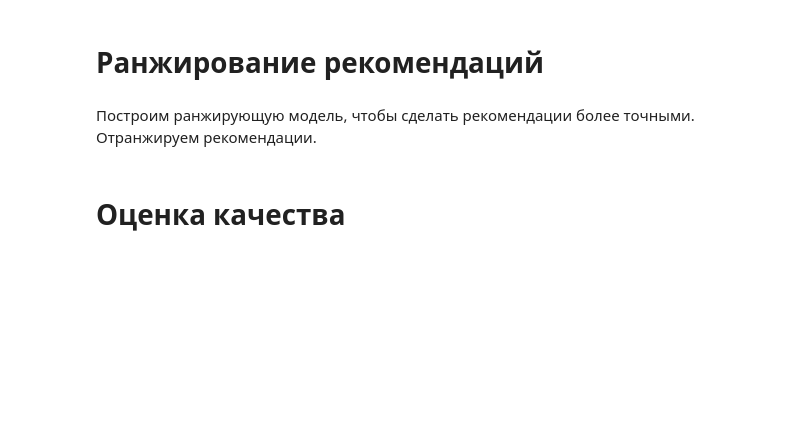
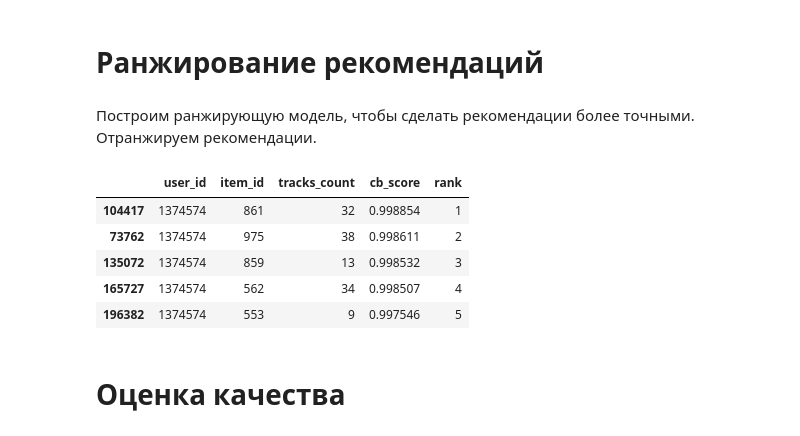
Before and after one commit to AAArmand/mle-recsys-project-start, a Jupyter notebook: recommendations.ipynb, the cells around one changed output. Drawn from its saved outputs; the diff is of its cells as text; code cells hidden in the pictures; blank space fills up the shorter version.

```diff
--- a/recommendations.ipynb
+++ b/recommendations.ipynb
@@ -635,0 +758,25 @@ except Exception as e:
+# %%
+candidates_for_rank = pd.read_parquet('.candidates_for_rank.parquet')
+events_fresh = pd.read_parquet('events_fresh.parquet')
+# %%
+candidates_for_rank = candidates_for_rank.merge(events_fresh,on='item_id')
+candidates_for_rank.to_parquet('candidates_for_rank.parquet')
+# %%
+# задаём имена колонок признаков и таргета
+features = ['score','users', 'avg_seq',
+       'popularity_weighted', 'tracks_count_score']
+
+cb_model = CatBoostClassifier()
+cb_model.load_model('cb_model_rank.pkl')
+
+inference_data = Pool(data=candidates_for_rank[features])
+predictions = cb_model.predict_proba(inference_data)
+
+candidates_for_rank.drop(features,axis=1,inplace=True)
+
+candidates_for_rank["cb_score"] = predictions[:, 1]
+candidates_for_rank = candidates_for_rank.sort_values(["user_id", "cb_score"], ascending=[True, False])
+candidates_for_rank["rank"] = candidates_for_rank.groupby("user_id").cumcount() + 1
+
+max_recommendations_per_user = 100
+final_recommendations = candidates_for_rank[candidates_for_rank["rank"] <= max_recommendations_per_user]
@@ -635,0 +785,9 @@ except Exception as e:
+# %%
+final_recommendations[final_recommendations['user_id'] == 1374574]
+# %% [output]
+|  | user_id | item_id | tracks_count | cb_score | rank |
+| 104417 | 1374574 | 861 | 32 | 0.998854 | 1 |
+| 73762 | 1374574 | 975 | 38 | 0.998611 | 2 |
+| 135072 | 1374574 | 859 | 13 | 0.998532 | 3 |
+| 165727 | 1374574 | 562 | 34 | 0.998507 | 4 |
+| 196382 | 1374574 | 553 | 9 | 0.997546 | 5 |
```
Also changed, not shown: parts of 44 cells of this notebook, 1 other file.
